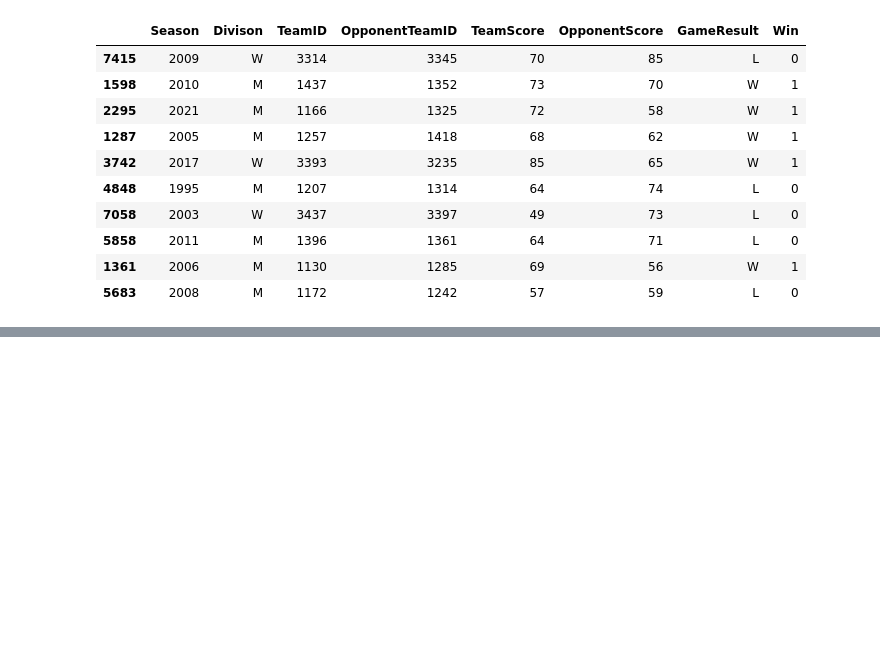
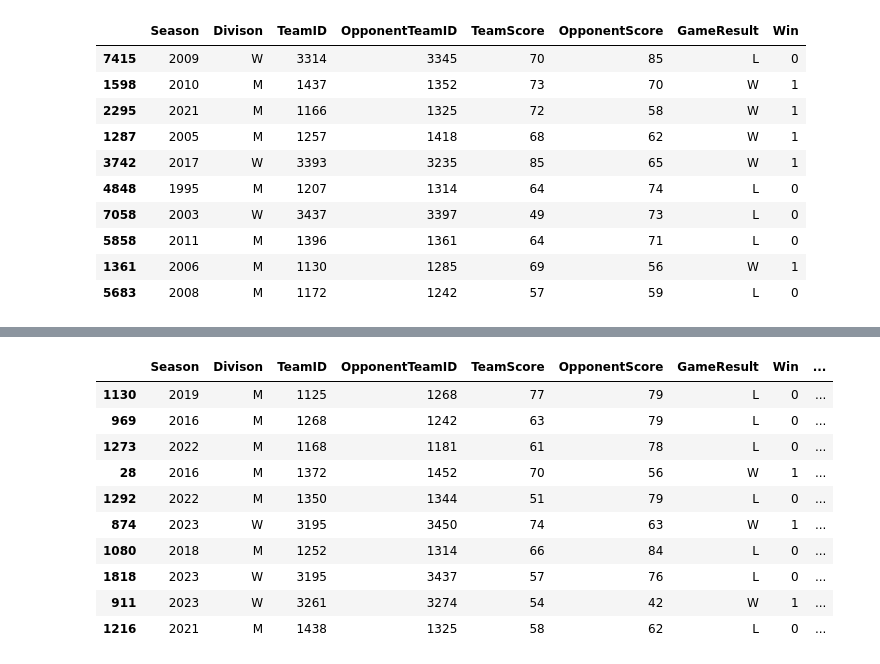
Before and after one commit to jamie07262/INFO-3608-PROJECT, a Jupyter notebook: Clone.ipynb, the cells around one changed output, grey strips where cells are left out. Drawn from its saved outputs; the diff is of its cells as text; code cells hidden in the pictures; blank space fills up the shorter version.

Commit message:
Added 538 Ratings to Tournament Features

```diff
--- a/Clone.ipynb
+++ b/Clone.ipynb
@@ -70,6 +70,13 @@ df_compact_tourney_results = pd.concat(
     ]
 ).reset_index(drop=True)
 
+fivethiryeight_scores = pd.concat(
+    [
+        pd.read_csv("raw/538ratingsMen.csv").assign(Divison="M"),
+        pd.read_csv("raw/538ratingsWomen.csv").assign(Divison="W"),
+    ]
+).reset_index(drop=True)
+
 
 print("Seeds")
 display(df_seeds)
@@ -77,6 +84,8 @@ print("Season Results")
 display(df_compact_season_results)
 print("Tournament Results")
 display(df_compact_tourney_results)
+print("538 Scores")
+display(fivethiryeight_scores)
 # %% [output]
 Seeds
 |  | Season | Seed | TeamID | Divison |
@@ -452,0 +519,29 @@ df_historic_tourney_features
+# %%
+df_historic_tourney_features = df_historic_tourney_features.merge(
+    fivethiryeight_scores.drop("TeamName", axis=1),
+    on=["Season", "Divison", "TeamID"],
+    how="left",
+).dropna(subset=["538rating"])
+
+df_historic_tourney_features = df_historic_tourney_features.merge(
+    fivethiryeight_scores.drop("TeamName", axis=1).rename(
+        columns={"TeamID": "OpponentTeamID"}
+    ),
+    on=["Season", "Divison", "OpponentTeamID"],
+    how="left",
+    suffixes=("", "Opponent"),
+)
+# %%
+df_historic_tourney_features.sample(10, random_state=100)
+# %% [output]
+|  | Season | Divison | TeamID | OpponentTeamID | TeamScore | OpponentScore | GameResult | Win | ... |
+| 1130 | 2019 | M | 1125 | 1268 | 77 | 79 | L | 0 | ... |
+| 969 | 2016 | M | 1268 | 1242 | 63 | 79 | L | 0 | ... |
+| 1273 | 2022 | M | 1168 | 1181 | 61 | 78 | L | 0 | ... |
+| 28 | 2016 | M | 1372 | 1452 | 70 | 56 | W | 1 | ... |
+| 1292 | 2022 | M | 1350 | 1344 | 51 | 79 | L | 0 | ... |
+| 874 | 2023 | W | 3195 | 3450 | 74 | 63 | W | 1 | ... |
+| 1080 | 2018 | M | 1252 | 1314 | 66 | 84 | L | 0 | ... |
+| 1818 | 2023 | W | 3195 | 3437 | 57 | 76 | L | 0 | ... |
+| 911 | 2023 | W | 3261 | 3274 | 54 | 42 | W | 1 | ... |
+| 1216 | 2021 | M | 1438 | 1325 | 58 | 62 | L | 0 | ... |
```
Also changed, not shown: parts of 12 cells of this notebook.
